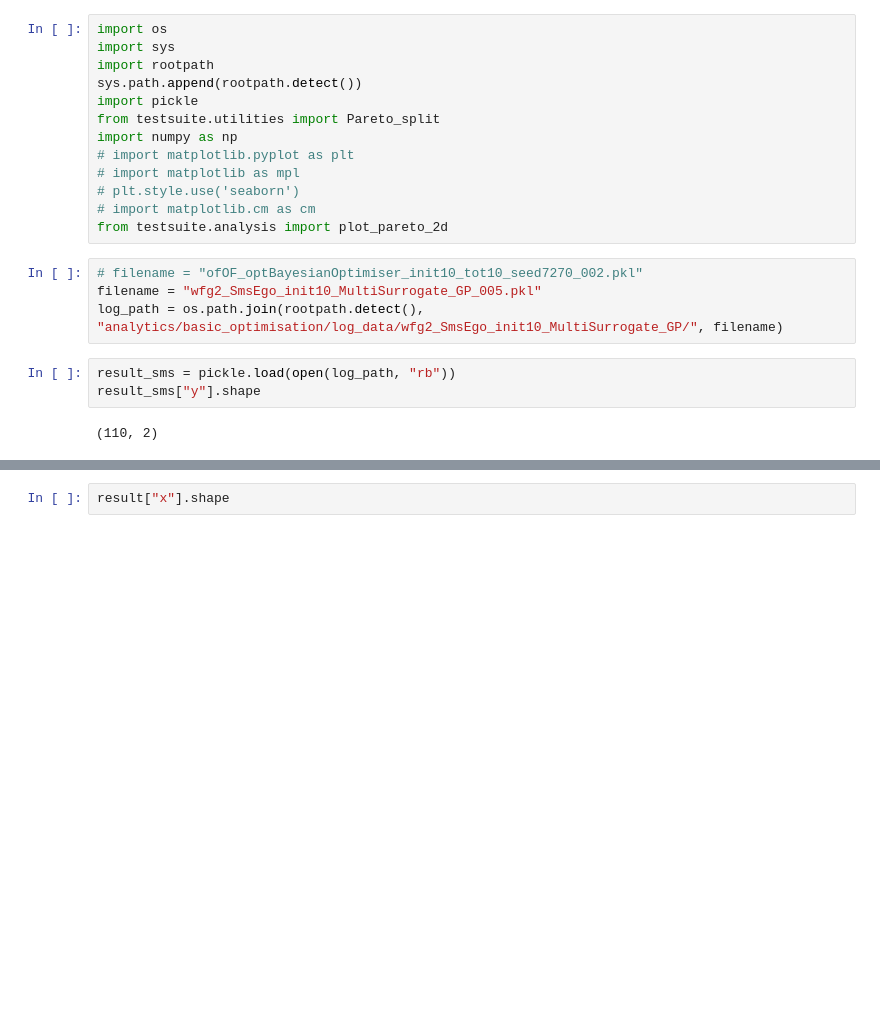
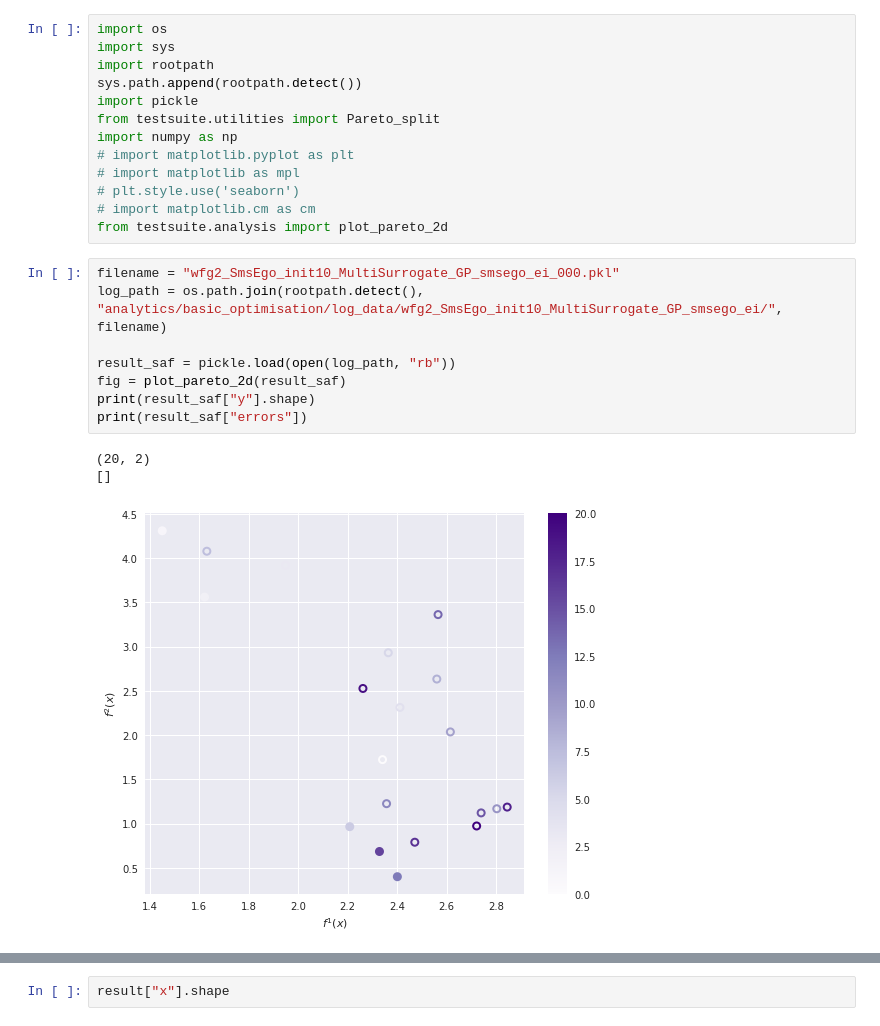
Before and after one commit to FinleyGibson/SAF_EMO, a Jupyter notebook: analytics/analysis/basic_load_model.ipynb, the cells around one changed output, grey strips where cells are left out. Drawn from its saved outputs; the diff is of its cells as text; blank space fills up the shorter version.

```diff
--- a/analytics/analysis/basic_load_model.ipynb
+++ b/analytics/analysis/basic_load_model.ipynb
@@ -12,12 +12,15 @@ import numpy as np
 # import matplotlib.cm as cm
 from testsuite.analysis import plot_pareto_2d
 # %%
-# filename = "ofOF_optBayesianOptimiser_init10_tot10_seed7270_002.pkl"
-filename = "wfg2_SmsEgo_init10_MultiSurrogate_GP_005.pkl"
-log_path = os.path.join(rootpath.detect(), "analytics/basic_optimisation/log_data/wfg2_SmsEgo_init10_MultiSurrogate_GP/", filename)
+filename = "wfg2_SmsEgo_init10_MultiSurrogate_GP_smsego_ei_000.pkl"
+log_path = os.path.join(rootpath.detect(), "analytics/basic_optimisation/log_data/wfg2_SmsEgo_init10_MultiSurrogate_GP_smsego_ei/", filename)
+
+result_saf = pickle.load(open(log_path, "rb"))
+fig = plot_pareto_2d(result_saf)
+print(result_saf["y"].shape)
+print(result_saf["errors"])
+# %% [output]
+(20, 2)
+[]
+[figure, added]
-# %%
-result_sms = pickle.load(open(log_path, "rb"))
-result_sms["y"].shape
-# %% [output]
-(110, 2)
 # %%
```
Also changed, not shown: parts of 4 cells of this notebook, 6 other files.
